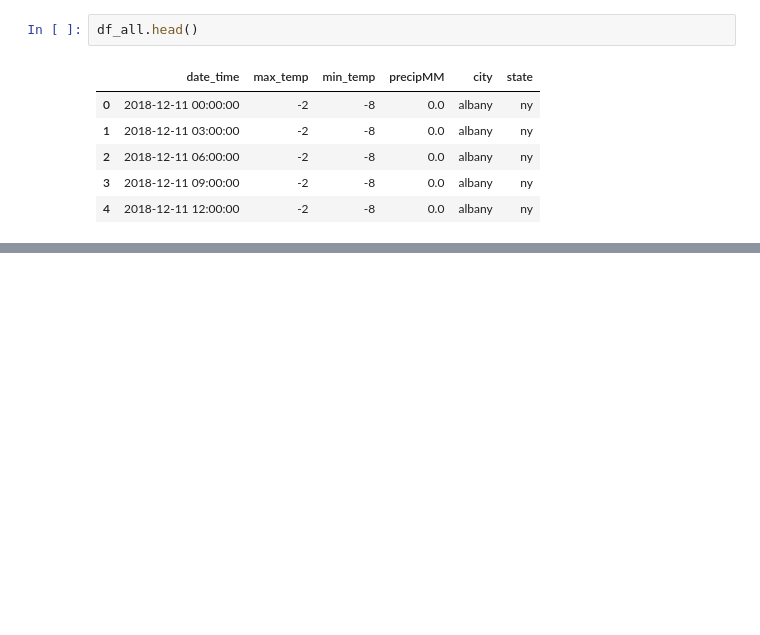
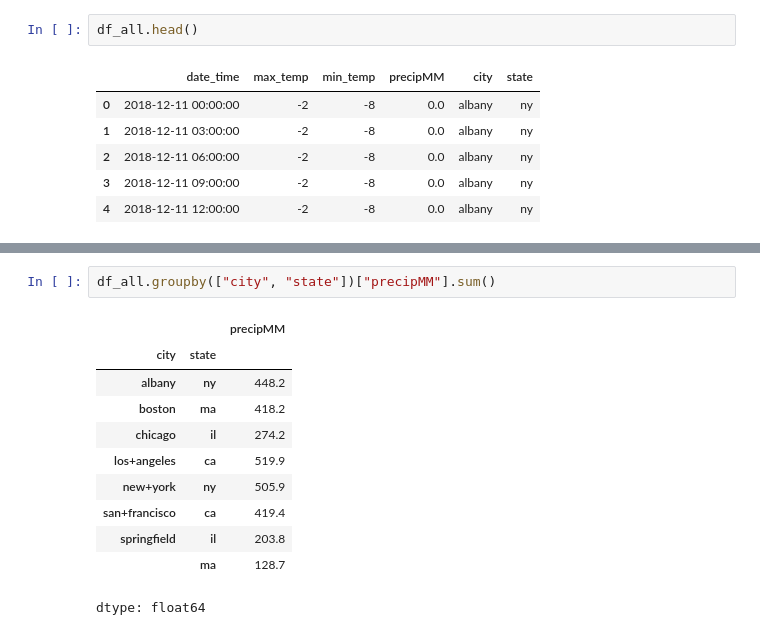
Before and after one commit to JFMajer/pandas-workout, a Jupyter notebook: exercise34.ipynb, the cells around one changed output, grey strips where cells are left out. Saved outputs shown, nothing was run; the diff lists cells and outputs as text; blank space fills up the shorter version.

```diff
--- a/exercise34.ipynb
+++ b/exercise34.ipynb
@@ -34,0 +72,14 @@ df_all.head()
+# %%
+df_all.groupby(["city", "state"])["precipMM"].sum()
+# %% [output]
+|  |  | precipMM |
+| city | state |  |
+| albany | ny | 448.2 |
+| boston | ma | 418.2 |
+| chicago | il | 274.2 |
+| los+angeles | ca | 519.9 |
+| new+york | ny | 505.9 |
+| san+francisco | ca | 419.4 |
+| springfield | il | 203.8 |
+|  | ma | 128.7 |
+dtype: float64
```
Also changed, not shown: parts of 5 cells of this notebook.
